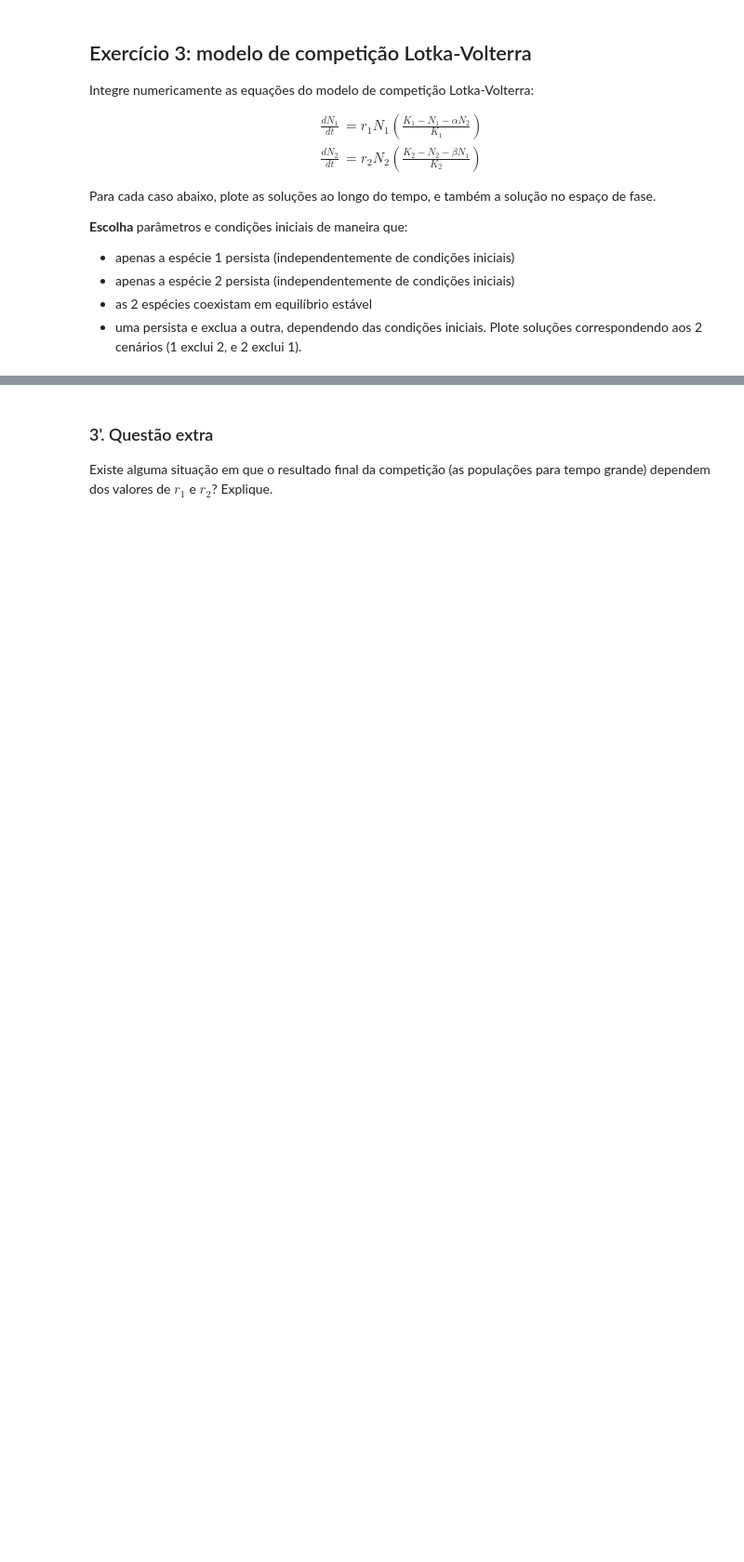
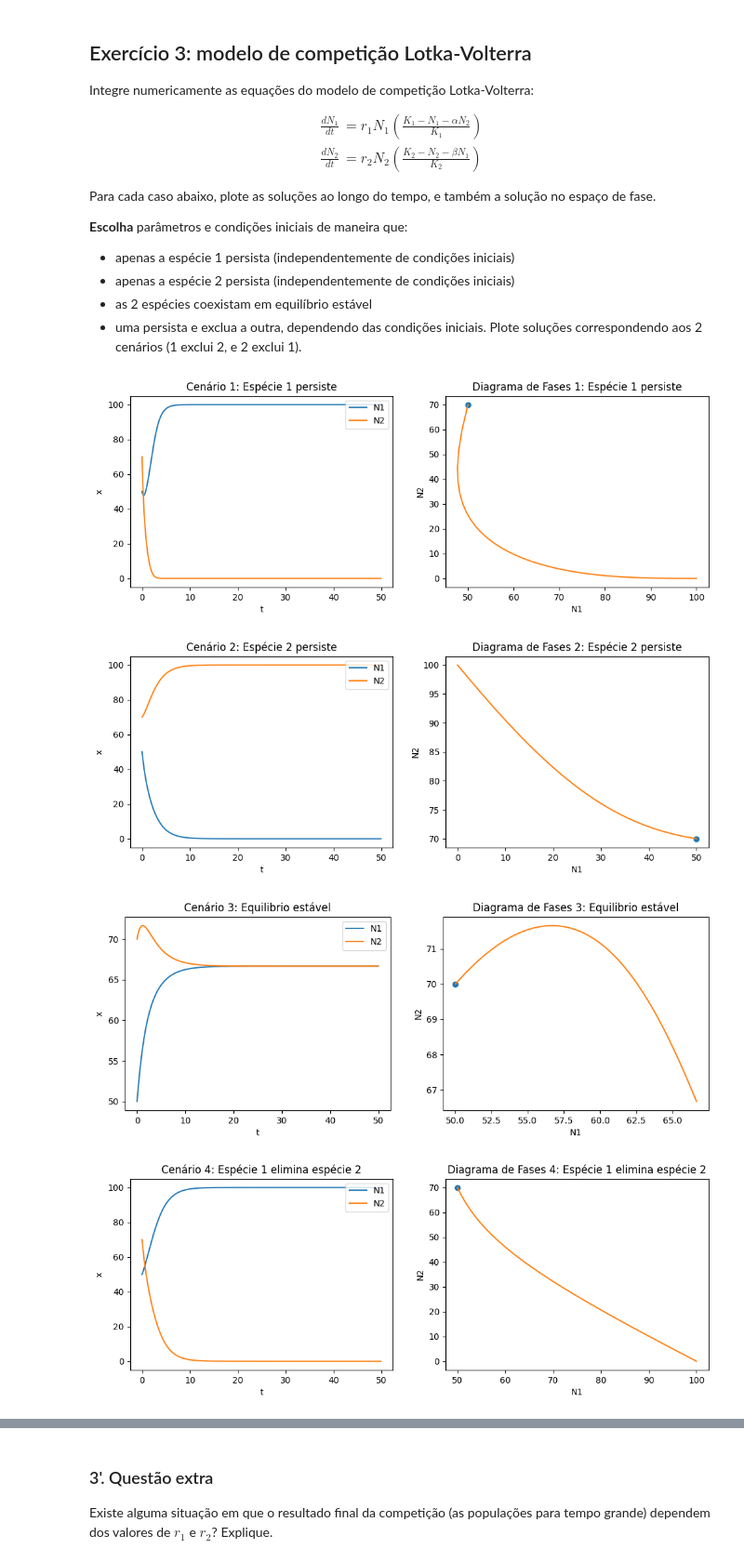
Before and after one commit to ag2matheus/ModelagemEmEcologiaEEvolucao, a Jupyter notebook: [Matheus]_MEE_2024_Ex_EDOs.ipynb, the cells around one changed output, grey strips where cells are left out. Shown: that part at 93% size. Cells and saved outputs as stored; diff of their text form; code cells hidden in the pictures; blank space fills up the shorter version.

```diff
--- a/[Matheus]_MEE_2024_Ex_EDOs.ipynb
+++ b/[Matheus]_MEE_2024_Ex_EDOs.ipynb
@@ -44,0 +139,42 @@ Para cada caso abaixo, plote as soluções ao longo do tempo, e também a soluç
+# %%
+import numpy as np
+from matplotlib import pyplot as plt
+from scipy.integrate import odeint
+
+# Lista de valores para [condições iniciais, a, b]
+lista_de_parametros = [([n0, 1.2, 4, "Espécie 1 persiste"]),
+                       ([n0, 1.5, 0.5, "Espécie 2 persiste"]),
+                       ([n0, 0.5, 0.5, "Equilibrio estável"]),
+                       ([n0, 0.5, 1.5, "Espécie 1 elimina espécie 2"]),
+                       ([n1, 5, 0.2, "Espécie 2 elimina espécie 1"]),
+                       ]
+
+# Rodando diferentes cenários, variando apenas a e b
+for i, cenarios in enumerate(lista_de_parametros):
+  x = odeint(LV, cenarios[0], t, (r1, r2, k1, k2, cenarios[1], cenarios[2]))
+
+  # Ajustando os plots
+  plt.figure(figsize=(12, 4))
+
+  # Plot por Tempo
+  plt.subplot(1, 2, 1)
+  plt.plot(t, x)
+  plt.xlabel('t')
+  plt.ylabel('x')
+  plt.title(f'Cenário {i+1}: {cenarios[3]}')
+  pt.legend(['N1', 'N2'], loc='upper right')
+
+  # Plot do Diagrama de Fases
+  plt.subplot(1, 2, 2)
+  pt.plot(x[0,0], x[0,1], 'o')
+  pt.plot(x[:,0], x[:,1])
+  pt.xlabel('N1')
+  pt.ylabel('N2')
+  plt.title(f'Diagrama de Fases {i+1}: {cenarios[3]}')
+
+  plt.show()
+# %% [output]
+[figure, added]
+[figure, added]
+[figure, added]
+[figure, added]
```
Also changed, not shown: parts of 5 cells of this notebook.
